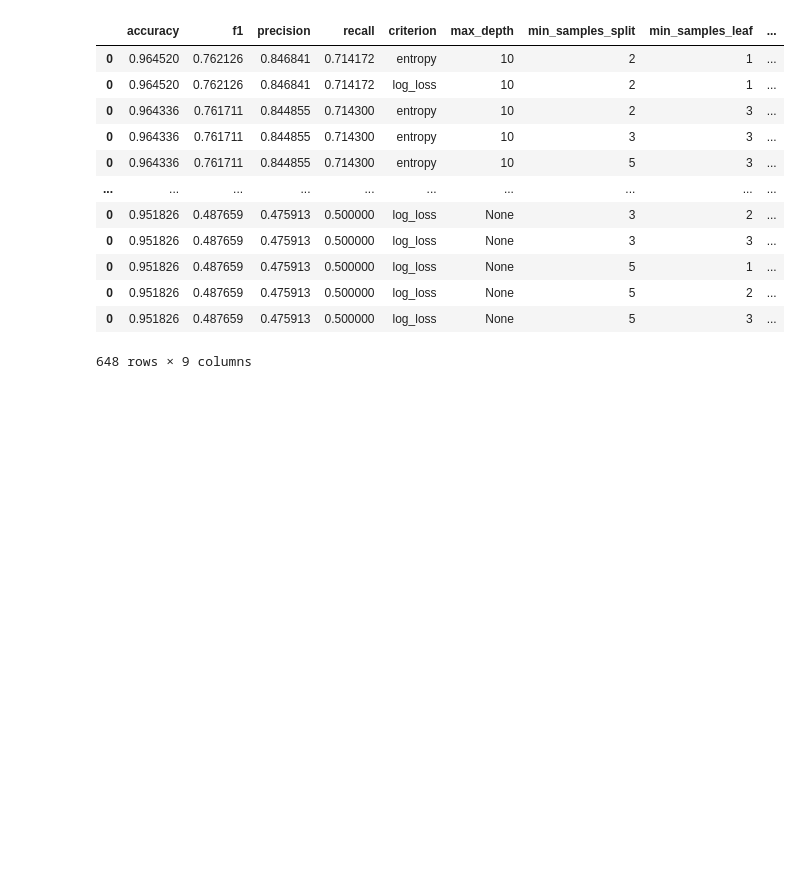
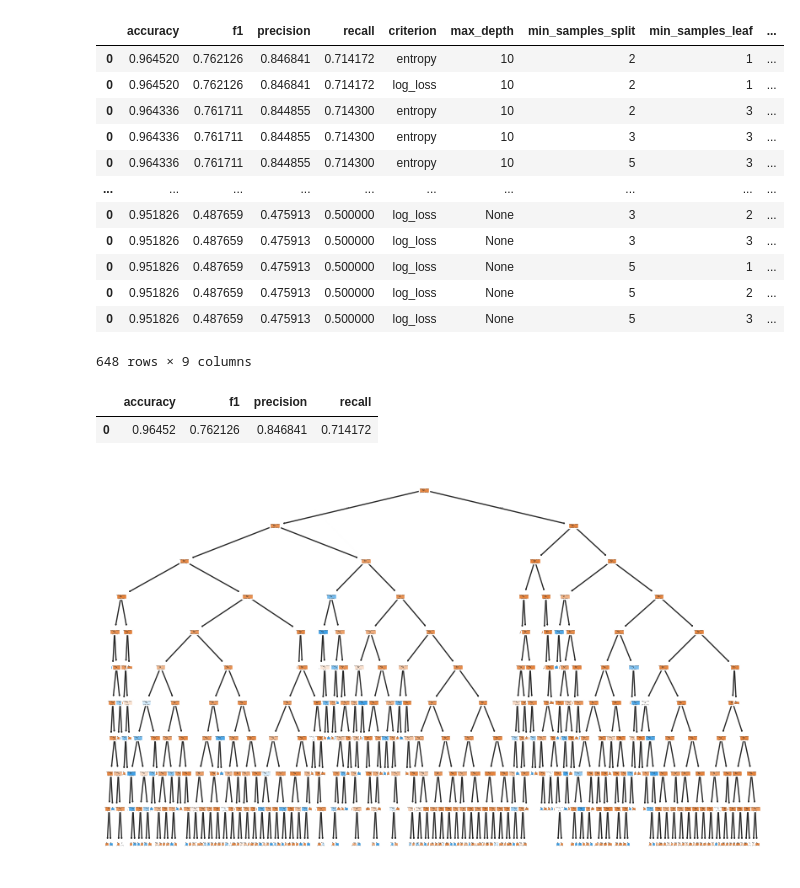
Before and after one commit to KamilMatejuk/Articles, a Jupyter notebook: Machine Learning/02. Decision Trees explained/main.ipynb, the cells around one changed output. Saved outputs shown, nothing was run; the diff lists cells and outputs as text; code cells hidden in the pictures; blank space fills up the shorter version.

Commit message:
final tree render

```diff
--- a/Machine Learning/02. Decision Trees explained/main.ipynb
+++ b/Machine Learning/02. Decision Trees explained/main.ipynb
@@ -90,3 +90,13 @@ combined.sort_values(by=['f1', 'accuracy'], ascending=False)
 | 0 | 0.951826 | 0.487659 | 0.475913 | 0.500000 | log_loss | None | 5 | 2 | ... |
 | 0 | 0.951826 | 0.487659 | 0.475913 | 0.500000 | log_loss | None | 5 | 3 | ... |
 648 rows × 9 columns
+# %%
+res, classifier = tree(df, dict(criterion='entropy', max_depth=10, min_samples_split=2, min_samples_leaf=1, ccp_alpha=0))
+display(res)
+fig, ax = plt.subplots(1, 1, figsize=(10, 6))
+plot_tree(classifier, ax=ax, label='none', filled=True)
+plt.show()
+# %% [output]
+|  | accuracy | f1 | precision | recall |
+| 0 | 0.96452 | 0.762126 | 0.846841 | 0.714172 |
+[figure, added]
```
